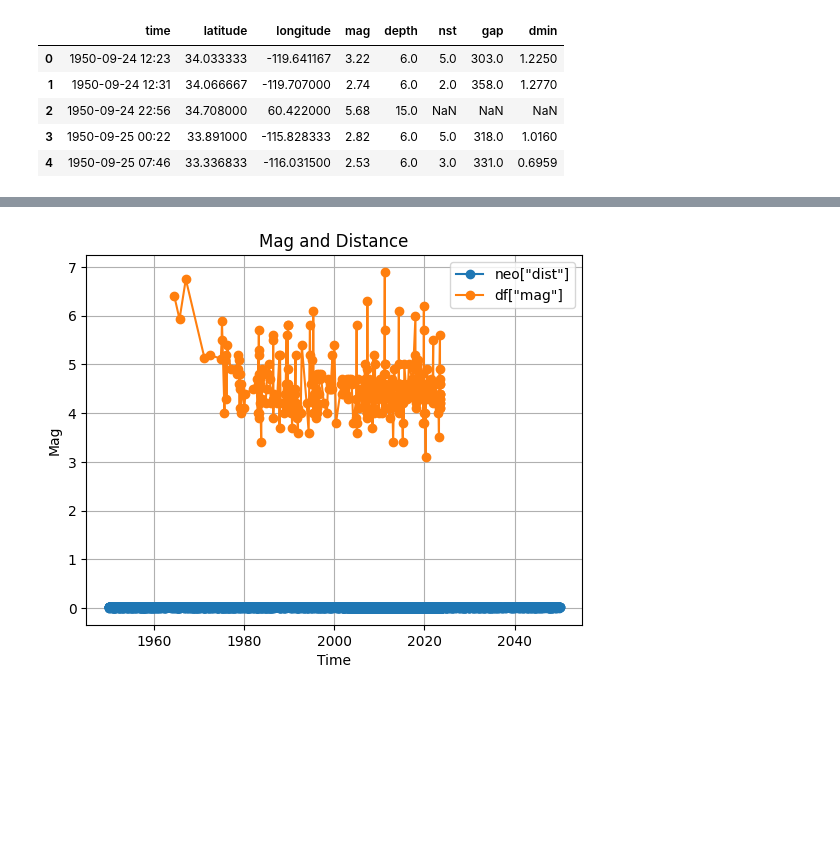
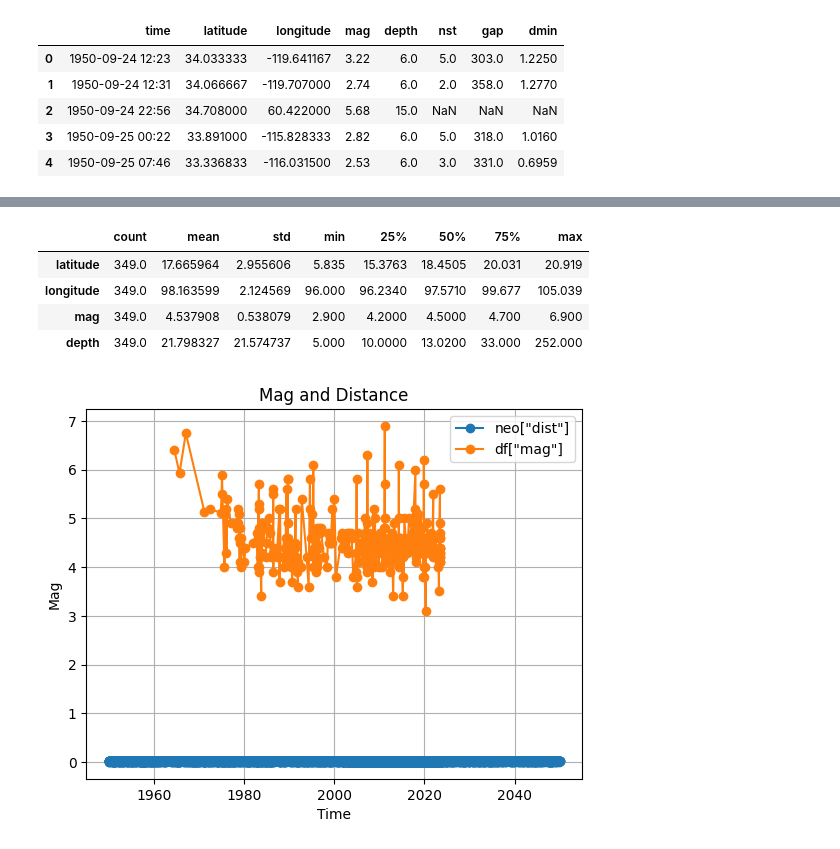
Before and after one commit to peeb01/Earthquake, a Jupyter notebook: DataSet/read.ipynb, the cells around one changed output, grey strips where cells are left out. Drawn from its saved outputs; the diff is of its cells as text; code cells hidden in the pictures; blank space fills up the shorter version.

```diff
--- a/DataSet/read.ipynb
+++ b/DataSet/read.ipynb
@@ -50,3 +62,11 @@ ndt
+# %%
+ndt.describe().transpose()
+# %% [output]
+|  | count | mean | std | min | 25% | 50% | 75% | max |
+| latitude | 349.0 | 17.665964 | 2.955606 | 5.835 | 15.3763 | 18.4505 | 20.031 | 20.919 |
+| longitude | 349.0 | 98.163599 | 2.124569 | 96.000 | 96.2340 | 97.5710 | 99.677 | 105.039 |
+| mag | 349.0 | 4.537908 | 0.538079 | 2.900 | 4.2000 | 4.5000 | 4.700 | 6.900 |
+| depth | 349.0 | 21.798327 | 21.574737 | 5.000 | 10.0000 | 13.0200 | 33.000 | 252.000 |
 # %%
 neo['cd'] = pd.to_datetime(neo['cd'], errors='coerce')
 ndt['time'] = pd.to_datetime(ndt['time'], errors='coerce')
```
Also changed, not shown: parts of 2 cells of this notebook.
